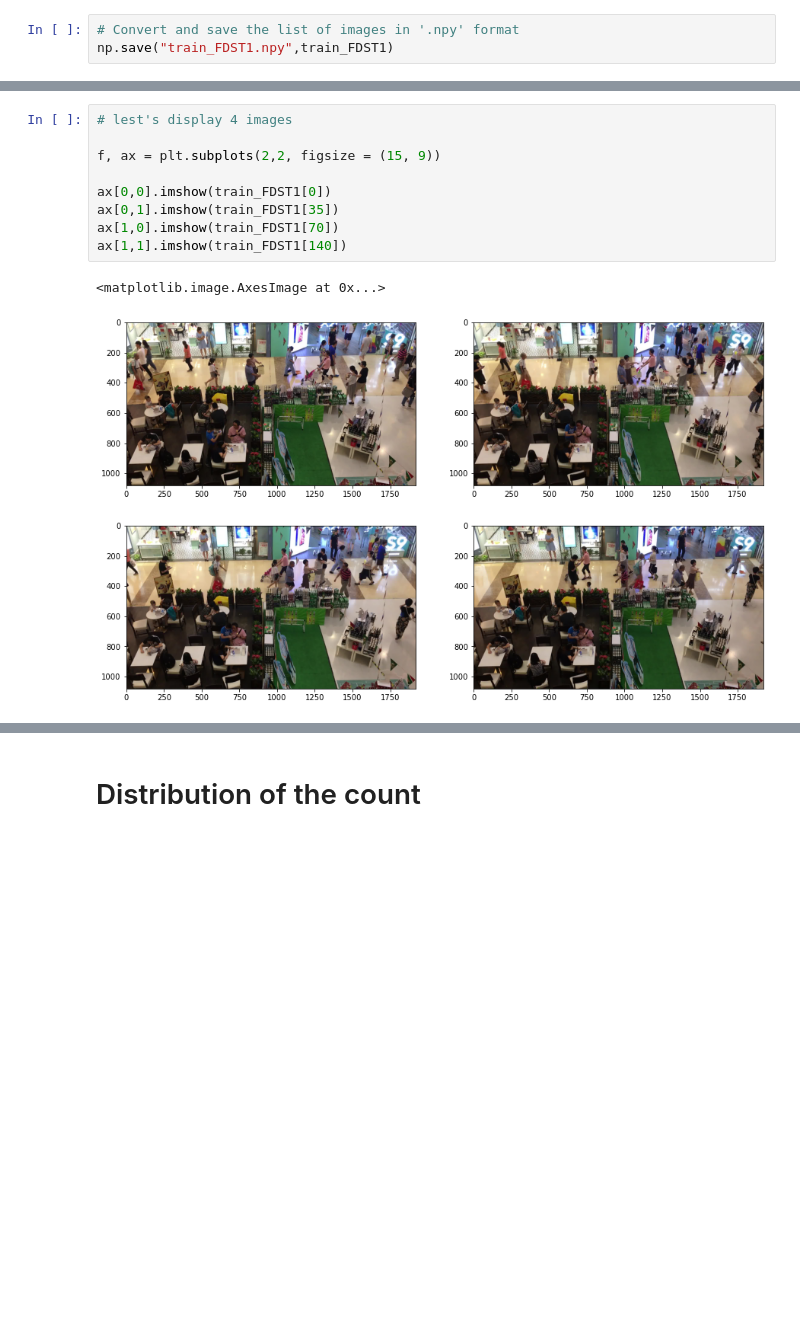
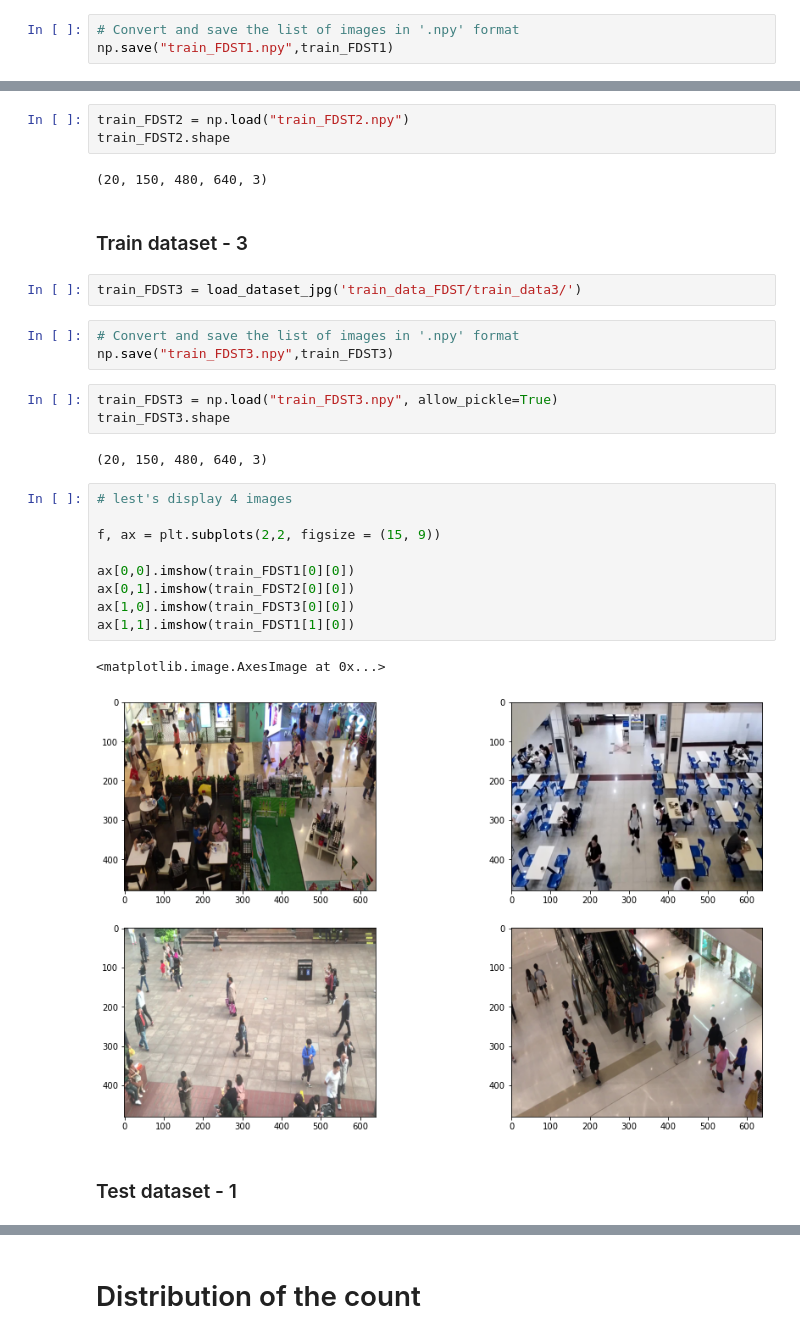
Before and after one commit to NGL-A/crowd-counting, a Jupyter notebook: Crowd_counting_code.ipynb, the cells around one changed output, grey strips where cells are left out. Saved outputs shown, nothing was run; the diff lists cells and outputs as text; blank space fills up the shorter version.

```diff
--- a/Crowd_counting_code.ipynb
+++ b/Crowd_counting_code.ipynb
@@ -213,12 +167,31 @@ train_FDST1 = np.load("train_FDST1.npy")
+# %%
+train_FDST2 = np.load("train_FDST2.npy")
+train_FDST2.shape
+# %% [output]
+(20, 150, 480, 640, 3)
+# %% [markdown]
+### Train dataset - 3
+# %%
+train_FDST3 = load_dataset_jpg('train_data_FDST/train_data3/')
+# %%
+# Convert and save the list of images in '.npy' format
+np.save("train_FDST3.npy",train_FDST3)
+# %%
+train_FDST3 = np.load("train_FDST3.npy", allow_pickle=True)
+train_FDST3.shape
+# %% [output]
+(20, 150, 480, 640, 3)
 # %%
 # lest's display 4 images
 
 f, ax = plt.subplots(2,2, figsize = (15, 9))
 
-ax[0,0].imshow(train_FDST1[0])
-ax[0,1].imshow(train_FDST1[35])
-ax[1,0].imshow(train_FDST1[70])
-ax[1,1].imshow(train_FDST1[140])
+ax[0,0].imshow(train_FDST1[0][0])
+ax[0,1].imshow(train_FDST2[0][0])
+ax[1,0].imshow(train_FDST3[0][0])
+ax[1,1].imshow(train_FDST1[1][0])
 # %% [output]
 <matplotlib.image.AxesImage at 0x...>
-[figure, old version]
+[figure, new version]
+# %% [markdown]
+### Test dataset - 1
```
Also changed, not shown: parts of 27 cells of this notebook.
